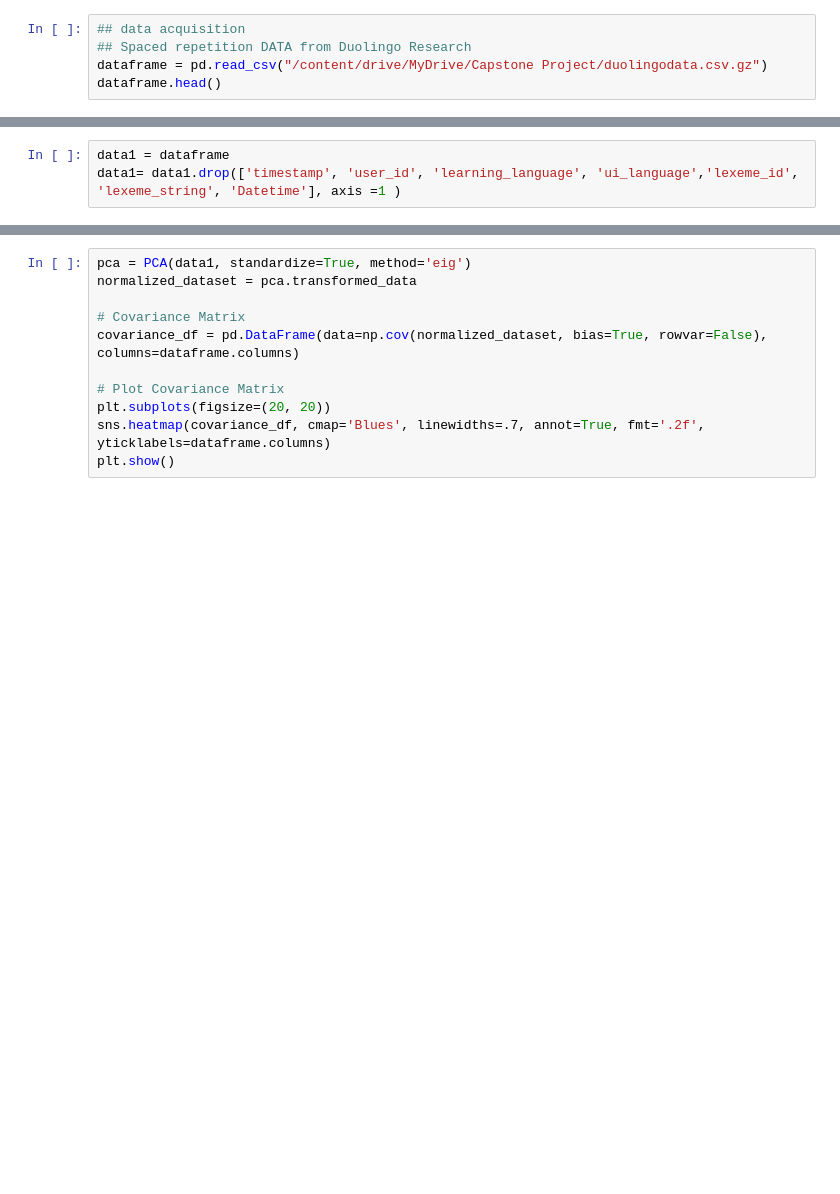
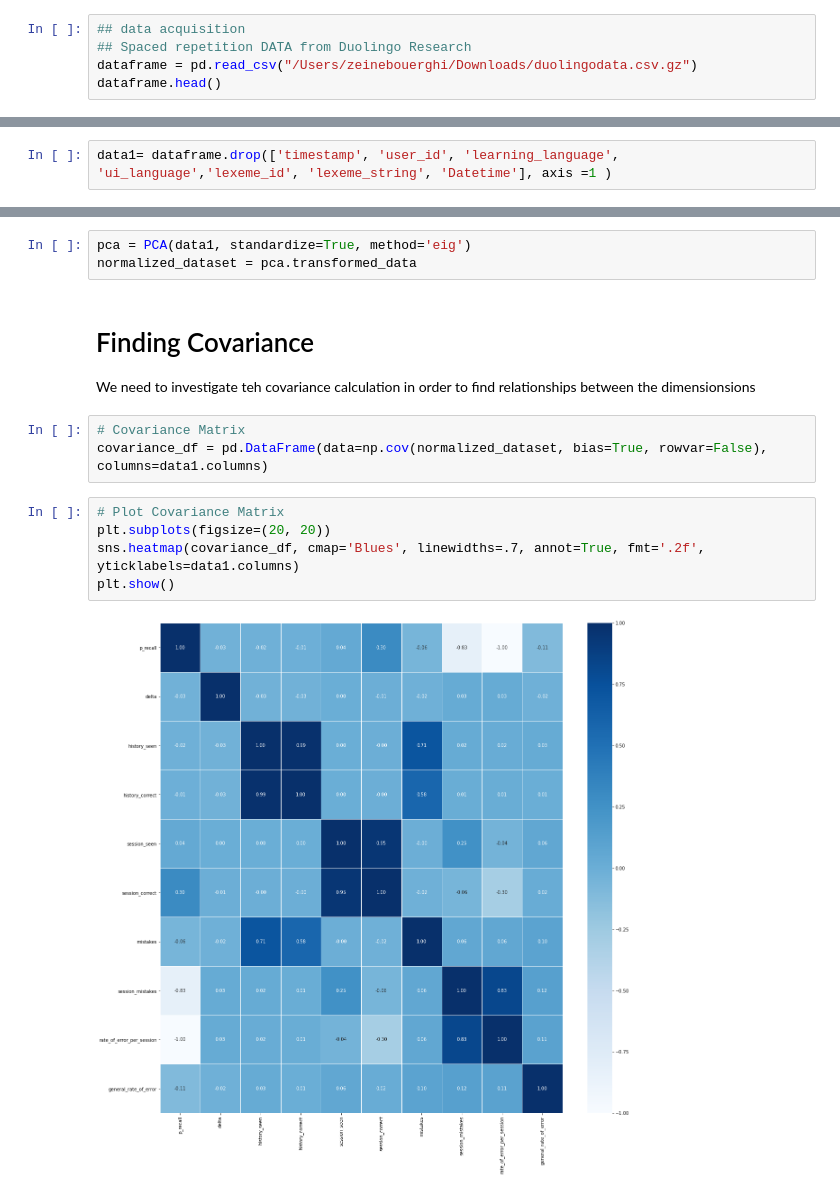
Before and after one commit to zeineb-ouerghi/Capstone-Project-, a Jupyter notebook: PCA_Exploratory_Analysis.ipynb, the cells around one changed output, grey strips where cells are left out. Cells and saved outputs as stored; diff of their text form; blank space fills up the shorter version.

```diff
--- a/PCA_Exploratory_Analysis.ipynb
+++ b/PCA_Exploratory_Analysis.ipynb
@@ -13,7 +11,7 @@ Drive already mounted at /content/drive; to attempt to forcibly remount, call dr
 # %%
 ## data acquisition
 ## Spaced repetition DATA from Duolingo Research
-dataframe = pd.read_csv("/content/drive/MyDrive/Capstone Project/duolingodata.csv.gz")
+dataframe = pd.read_csv("/Users/zeinebouerghi/Downloads/duolingodata.csv.gz")
 dataframe.head()
 # %% [output]
 |  | p_recall | timestamp | delta | user_id | learning_language | ui_language | lexeme_id | lexeme_string | ... |
@@ -36,5 +32,4 @@ dataframe['general_rate_of_error'] = dataframe.mistakes/dataframe.history_seen
 dataframe['Datetime'] = pd.to_datetime(dataframe['timestamp'],
                                   unit='s')
 # %%
-data1 = dataframe
-data1= data1.drop(['timestamp', 'user_id', 'learning_language', 'ui_language','lexeme_id', 'lexeme_string', 'Datetime'], axis =1 )
+data1= dataframe.drop(['timestamp', 'user_id', 'learning_language', 'ui_language','lexeme_id', 'lexeme_string', 'Datetime'], axis =1 )
@@ -41,13 +53,18 @@ data1= data1.drop(['timestamp', 'user_id', 'learning_language', 'ui_language','l
+# %%
+pca = PCA(data1, standardize=True, method='eig')
+normalized_dataset = pca.transformed_data
+# %% [markdown]
+# Finding Covariance
+We need to investigate teh covariance calculation in order to find relationships between the dimensionsions
+# %%
+# Covariance Matrix
+covariance_df = pd.DataFrame(data=np.cov(normalized_dataset, bias=True, rowvar=False),
+columns=data1.columns)
 # %%
-pca = PCA(data1, standardize=True, method='eig')
-normalized_dataset = pca.transformed_data
-
-# Covariance Matrix
-covariance_df = pd.DataFrame(data=np.cov(normalized_dataset, bias=True, rowvar=False),
-columns=dataframe.columns)
-
 # Plot Covariance Matrix
 plt.subplots(figsize=(20, 20))
 sns.heatmap(covariance_df, cmap='Blues', linewidths=.7, annot=True, fmt='.2f',
-yticklabels=dataframe.columns)
+yticklabels=data1.columns)
 plt.show()
+# %% [output]
+[figure, added]
```
Also changed, not shown: parts of 15 cells of this notebook.
